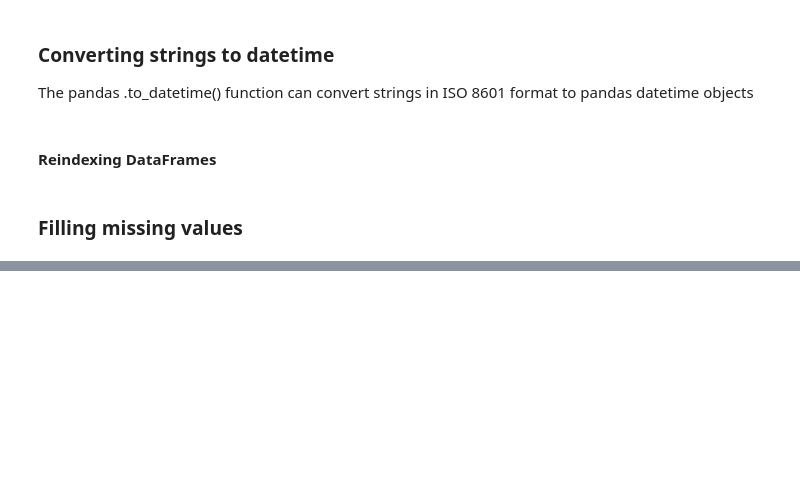
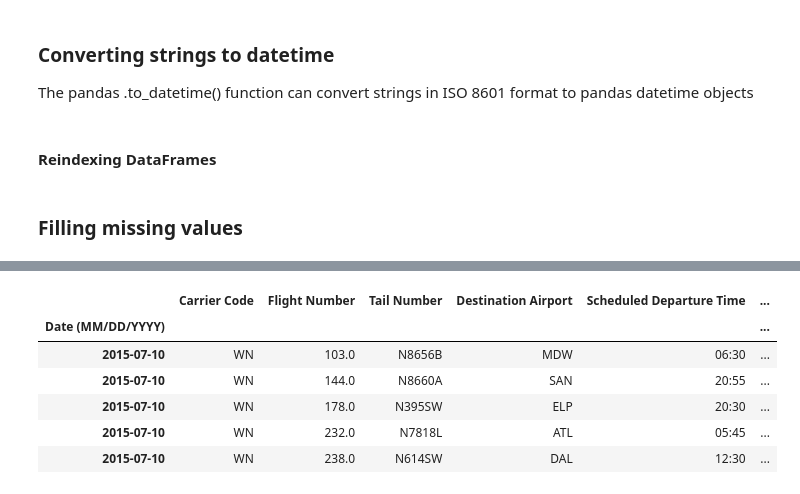
Before and after one commit to Rion5/Python_Data_Science, a Jupyter notebook: pandas/pandas_Foundations/Indexing_Time_Series.ipynb, the cells around one changed output, grey strips where cells are left out. Cells and saved outputs as stored; diff of their text form; code cells hidden in the pictures; blank space fills up the shorter version.

```diff
--- a/pandas/pandas_Foundations/Indexing_Time_Series.ipynb
+++ b/pandas/pandas_Foundations/Indexing_Time_Series.ipynb
@@ -64,0 +138,10 @@ july_11_2015 = pd.to_datetime(['2015-7-11'])
+# %%
+df.loc['2015-7-10'].head()
+# %% [output]
+|  | Carrier Code | Flight Number | Tail Number | Destination Airport | Scheduled Departure Time | ... |
+| Date (MM/DD/YYYY) |  |  |  |  |  | ... |
+| 2015-07-10 | WN | 103.0 | N8656B | MDW | 06:30 | ... |
+| 2015-07-10 | WN | 144.0 | N8660A | SAN | 20:55 | ... |
+| 2015-07-10 | WN | 178.0 | N395SW | ELP | 20:30 | ... |
+| 2015-07-10 | WN | 232.0 | N7818L | ATL | 05:45 | ... |
+| 2015-07-10 | WN | 238.0 | N614SW | DAL | 12:30 | ... |
```
Also changed, not shown: parts of 12 cells of this notebook.
